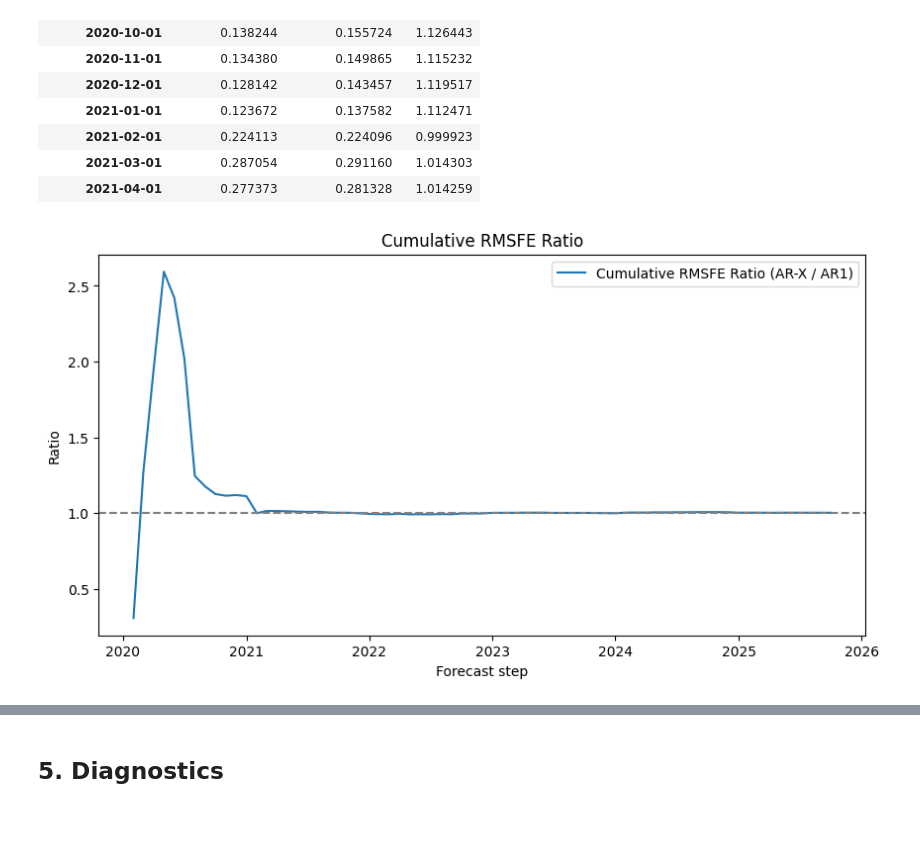
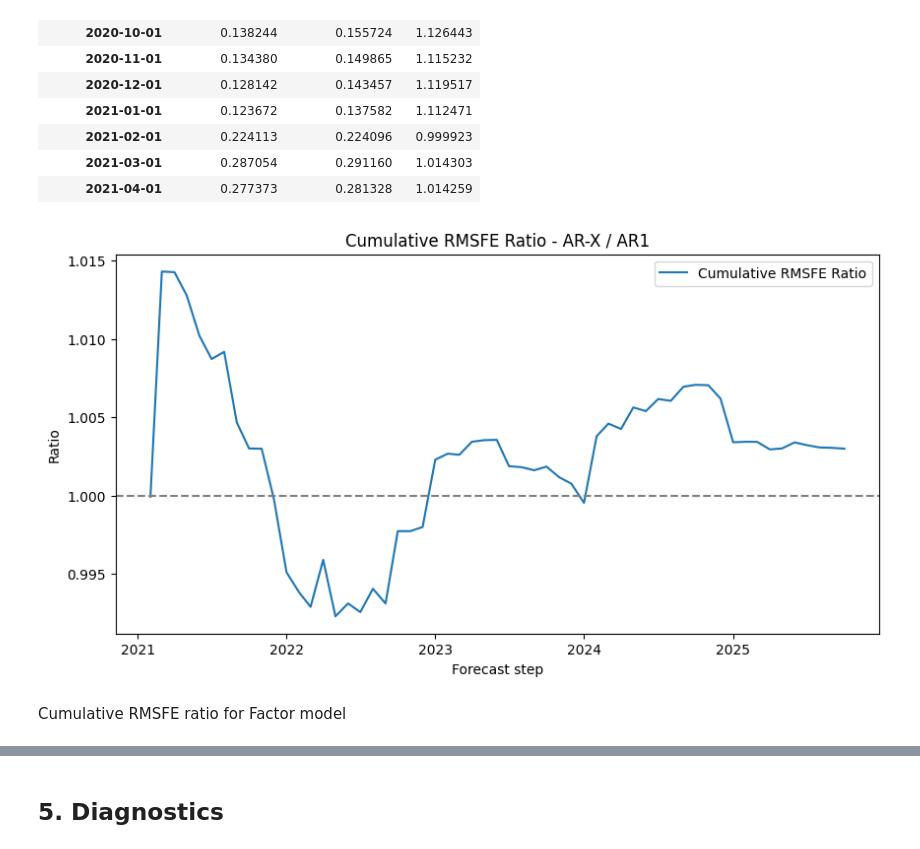
Before and after one commit to StefaniaLavarda/Time_Series_Project, a Jupyter notebook: eda.ipynb, the cells around one changed output, grey strips where cells are left out. Cells and saved outputs as stored; diff of their text form; code cells hidden in the pictures; blank space fills up the shorter version.

```diff
--- a/eda.ipynb
+++ b/eda.ipynb
@@ -189,6 +189,7 @@ Helper: expanding-window ARIMA forecaster
 # %%
 def rolling_arima_forecast(y, order, train_size, trend='n'):
     """
+    Recursive expanding-window 1-step-ahead forecasts.
     y: Series (e.g. log_price)
     order: (p,d,q)
     train_size: initial length of training sample
@@ -832,14 +949,18 @@ cum_df.head(15)
 | 2021-02-01 | 0.224113 | 0.224096 | 0.999923 |
 | 2021-03-01 | 0.287054 | 0.291160 | 1.014303 |
 | 2021-04-01 | 0.277373 | 0.281328 | 1.014259 |
+# %%
+cum_ratio_trimmed = cum_ratio.iloc[12:]
 # %%
 plt.figure(figsize=(10,5))
-plt.plot(cum_ratio, label="Cumulative RMSFE Ratio (AR-X / AR1)")
+plt.plot(cum_ratio_trimmed, label="Cumulative RMSFE Ratio")
 plt.axhline(1, color="grey", linestyle="--")
-plt.title("Cumulative RMSFE Ratio")
+plt.title("Cumulative RMSFE Ratio - AR-X / AR1")
 plt.ylabel("Ratio")
 plt.xlabel("Forecast step")
 plt.legend()
 plt.show()
 # %% [output]
-[figure, old version]
+[figure, new version]
+# %% [markdown]
+Cumulative RMSFE ratio for Factor model
```
Also changed, not shown: parts of 52 cells of this notebook.
